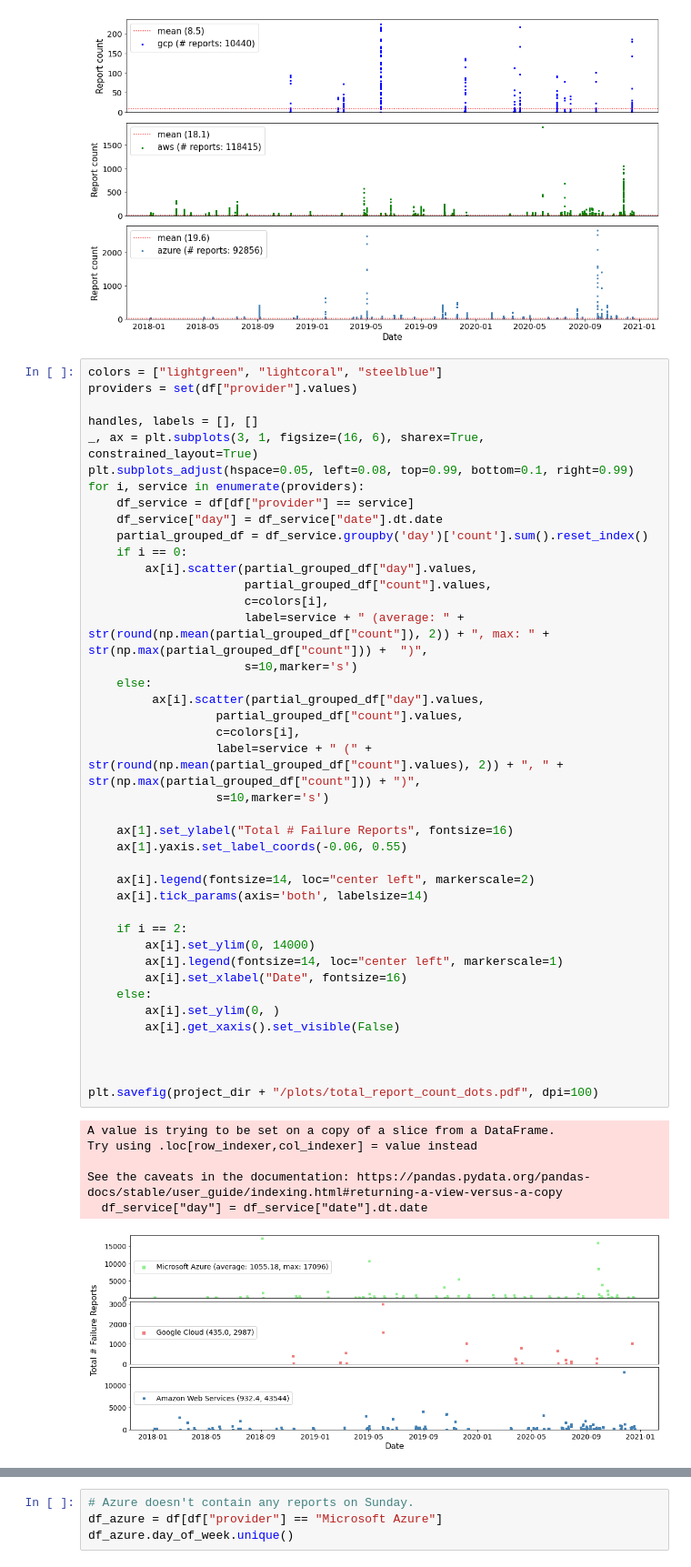
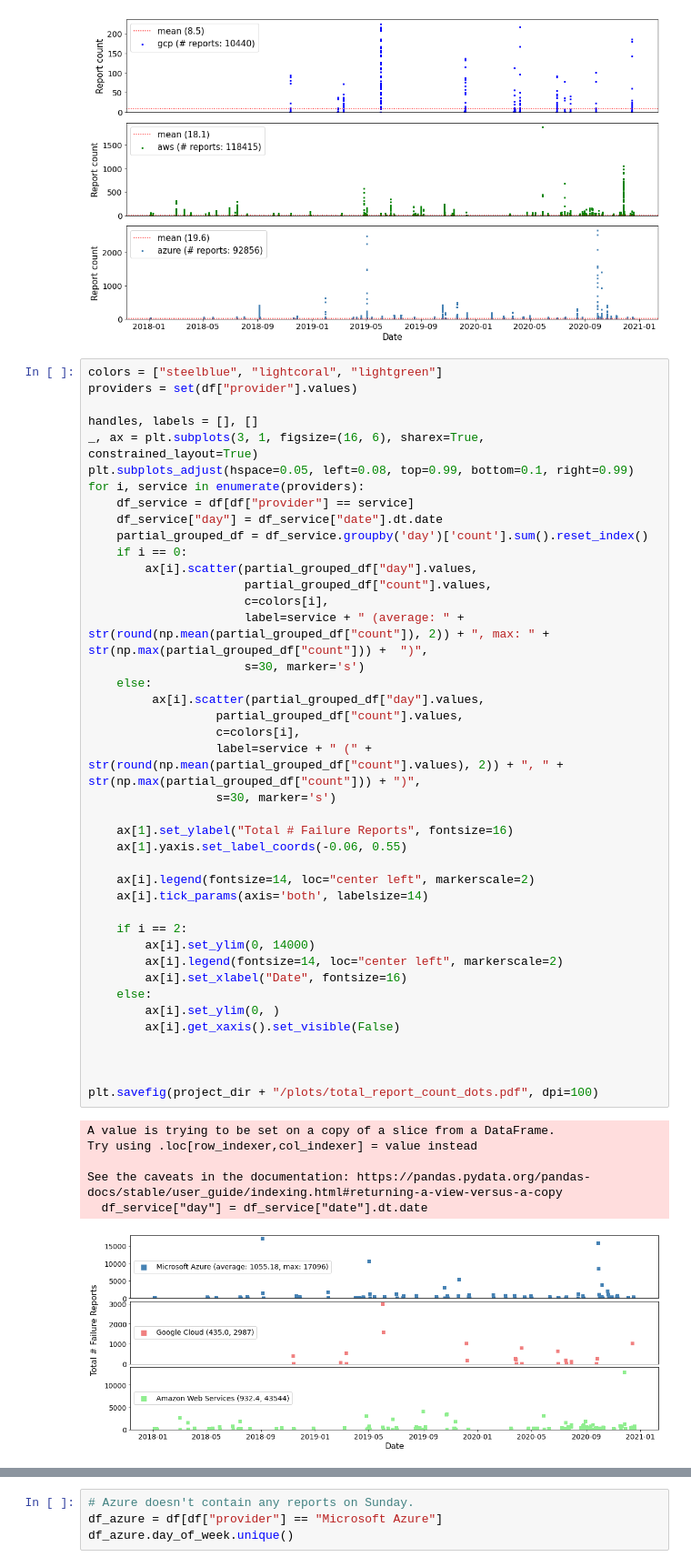
Before and after one commit to CetinMehmet/cloud-failure-characterization, a Jupyter notebook: down-detector/scripts/user_report_count_analysis.ipynb, the cells around one changed output, grey strips where cells are left out. Shown at 91% size. Saved outputs shown, nothing was run; the diff lists cells and outputs as text.

```diff
--- a/down-detector/scripts/general_report_count_analysis.ipynb
+++ b/down-detector/scripts/user_report_count_analysis.ipynb
@@ -71,7 +55,7 @@ plt.savefig("./plots/general_report_count_dots.pdf", dpi=100)
 # %% [output]
 [figure]
 # %%
-colors = ["lightgreen", "lightcoral", "steelblue"]
+colors = ["steelblue", "lightcoral", "lightgreen"]
 providers = set(df["provider"].values)
 
 handles, labels = [], []
@@ -86,38 +70,38 @@ for i, service in enumerate(providers):
                       partial_grouped_df["count"].values,
                       c=colors[i],
                       label=service + " (average: " +  str(round(np.mean(partial_grouped_df["count"]), 2)) + ", max: " + str(np.max(partial_grouped_df["count"])) +  ")",
-                      s=10,marker='s')
+                      s=30, marker='s')
     else:
          ax[i].scatter(partial_grouped_df["day"].values,
                   partial_grouped_df["count"].values,
                   c=colors[i],
                   label=service + " (" +  str(round(np.mean(partial_grouped_df["count"].values), 2)) + ", " + str(np.max(partial_grouped_df["count"])) + ")",
-                  s=10,marker='s')
+                  s=30, marker='s')
 
     ax[1].set_ylabel("Total # Failure Reports", fontsize=16)
     ax[1].yaxis.set_label_coords(-0.06, 0.55)
 
     ax[i].legend(fontsize=14, loc="center left", markerscale=2)
     ax[i].tick_params(axis='both', labelsize=14)
 
     if i == 2:
         ax[i].set_ylim(0, 14000)
-        ax[i].legend(fontsize=14, loc="center left", markerscale=1)
+        ax[i].legend(fontsize=14, loc="center left", markerscale=2)
         ax[i].set_xlabel("Date", fontsize=16)
     else:
         ax[i].set_ylim(0, )
         ax[i].get_xaxis().set_visible(False)
 
 
 
 plt.savefig(project_dir + "/plots/total_report_count_dots.pdf", dpi=100)
 # %% [output]
 A value is trying to be set on a copy of a slice from a DataFrame.
 Try using .loc[row_indexer,col_indexer] = value instead
 
 See the caveats in the documentation: https://pandas.pydata.org/pandas-docs/stable/user_guide/indexing.html#returning-a-view-versus-a-copy
   df_service["day"] = df_service["date"].dt.date
-[figure, old version]
+[figure, new version]
 # %%
 DAY = 24
 MID_DAY = int(DAY / 2)
```
Also changed, not shown: parts of 5 cells of this notebook, 21 other files.
